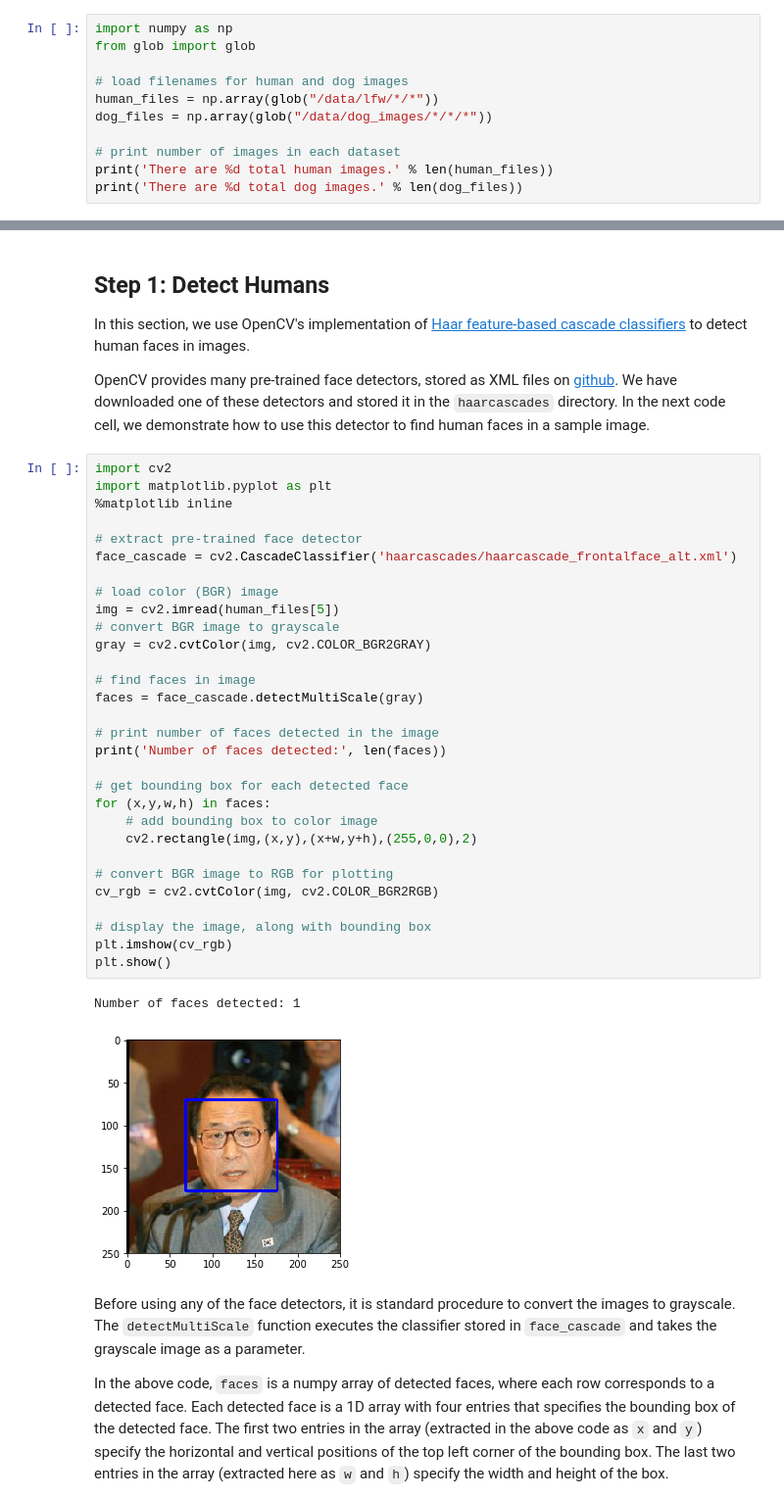
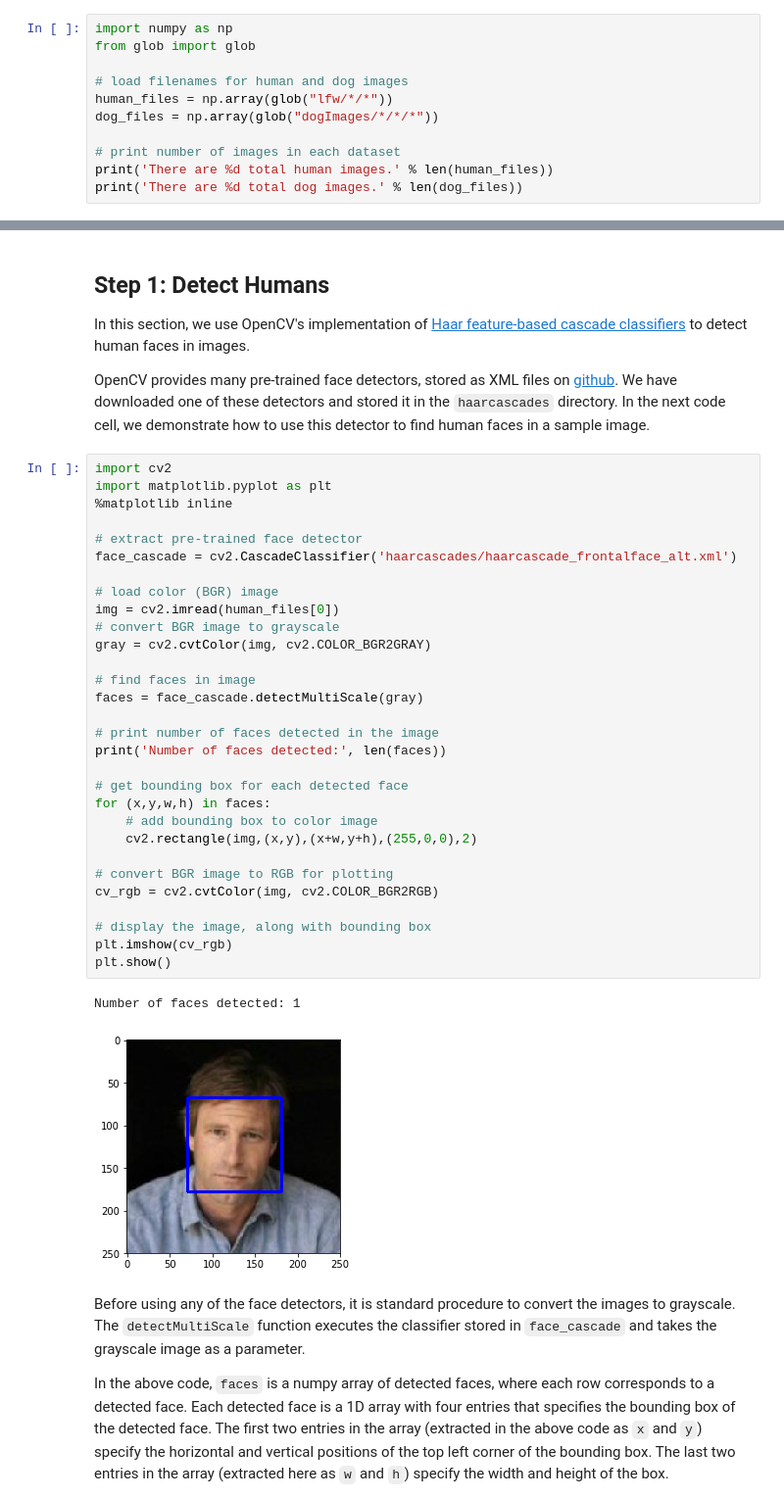
Before and after one commit to NajeraVictor/dog_breed, a Jupyter notebook: dog_app.ipynb, the cells around one changed output, grey strips where cells are left out. Shown at 98% size. Drawn from its saved outputs; the diff is of its cells as text.

```diff
--- a/dog_app.ipynb
+++ b/dog_app.ipynb
@@ -55,8 +55,8 @@ import numpy as np
 from glob import glob
 
 # load filenames for human and dog images
-human_files = np.array(glob("/data/lfw/*/*"))
-dog_files = np.array(glob("/data/dog_images/*/*/*"))
+human_files = np.array(glob("lfw/*/*"))
+dog_files = np.array(glob("dogImages/*/*/*"))
 
 # print number of images in each dataset
 print('There are %d total human images.' % len(human_files))
@@ -75,35 +75,35 @@ OpenCV provides many pre-trained face detectors, stored as XML files on [github]
 import cv2
 import matplotlib.pyplot as plt
 %matplotlib inline
 
 # extract pre-trained face detector
 face_cascade = cv2.CascadeClassifier('haarcascades/haarcascade_frontalface_alt.xml')
 
 # load color (BGR) image
-img = cv2.imread(human_files[5])
+img = cv2.imread(human_files[0])
 # convert BGR image to grayscale
 gray = cv2.cvtColor(img, cv2.COLOR_BGR2GRAY)
 
 # find faces in image
 faces = face_cascade.detectMultiScale(gray)
 
 # print number of faces detected in the image
 print('Number of faces detected:', len(faces))
 
 # get bounding box for each detected face
 for (x,y,w,h) in faces:
     # add bounding box to color image
     cv2.rectangle(img,(x,y),(x+w,y+h),(255,0,0),2)
 
 # convert BGR image to RGB for plotting
 cv_rgb = cv2.cvtColor(img, cv2.COLOR_BGR2RGB)
 
 # display the image, along with bounding box
 plt.imshow(cv_rgb)
 plt.show()
 # %% [output]
 Number of faces detected: 1
-[figure, old version]
+[figure, new version]
 # %% [markdown]
 Before using any of the face detectors, it is standard procedure to convert the images to grayscale.  The `detectMultiScale` function executes the classifier stored in `face_cascade` and takes the grayscale image as a parameter.
 
```
Also changed, not shown: parts of 30 cells of this notebook.
